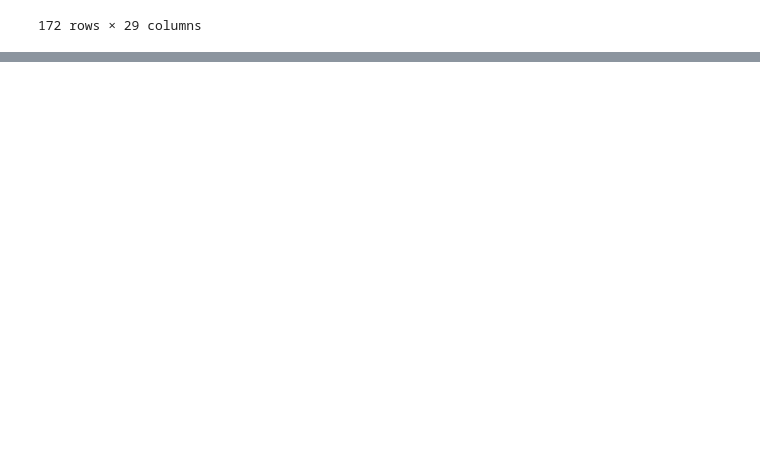
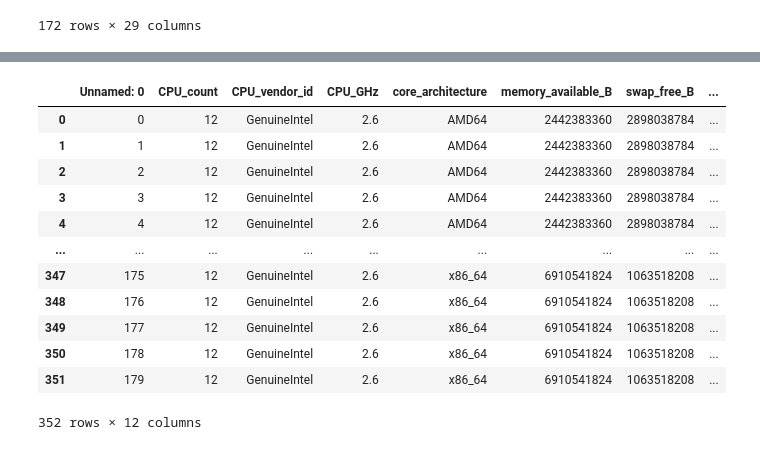
Before and after one commit to wesleymth/LauzHack-2022-energy, a Jupyter notebook: notebook_wesley.ipynb, the cells around one changed output, grey strips where cells are left out. Cells and saved outputs as stored; diff of their text form; code cells hidden in the pictures; blank space fills up the shorter version.

```diff
--- a/notebook_wesley.ipynb
+++ b/notebook_wesley.ipynb
@@ -927,0 +928,16 @@ ValueError: Length of values (180) does not match length of index (172)
+# %%
+full_data_set.reset_index(drop=True)
+# %% [output]
+|  | Unnamed: 0 | CPU_count | CPU_vendor_id | CPU_GHz | core_architecture | memory_available_B | swap_free_B | ... |
+| 0 | 0 | 12 | GenuineIntel | 2.6 | AMD64 | 2442383360 | 2898038784 | ... |
+| 1 | 1 | 12 | GenuineIntel | 2.6 | AMD64 | 2442383360 | 2898038784 | ... |
+| 2 | 2 | 12 | GenuineIntel | 2.6 | AMD64 | 2442383360 | 2898038784 | ... |
+| 3 | 3 | 12 | GenuineIntel | 2.6 | AMD64 | 2442383360 | 2898038784 | ... |
+| 4 | 4 | 12 | GenuineIntel | 2.6 | AMD64 | 2442383360 | 2898038784 | ... |
+| ... | ... | ... | ... | ... | ... | ... | ... | ... |
+| 347 | 175 | 12 | GenuineIntel | 2.6 | x86_64 | 6910541824 | 1063518208 | ... |
+| 348 | 176 | 12 | GenuineIntel | 2.6 | x86_64 | 6910541824 | 1063518208 | ... |
+| 349 | 177 | 12 | GenuineIntel | 2.6 | x86_64 | 6910541824 | 1063518208 | ... |
+| 350 | 178 | 12 | GenuineIntel | 2.6 | x86_64 | 6910541824 | 1063518208 | ... |
+| 351 | 179 | 12 | GenuineIntel | 2.6 | x86_64 | 6910541824 | 1063518208 | ... |
+352 rows × 12 columns
```
Also changed, not shown: parts of 4 cells of this notebook, 2 other files.
